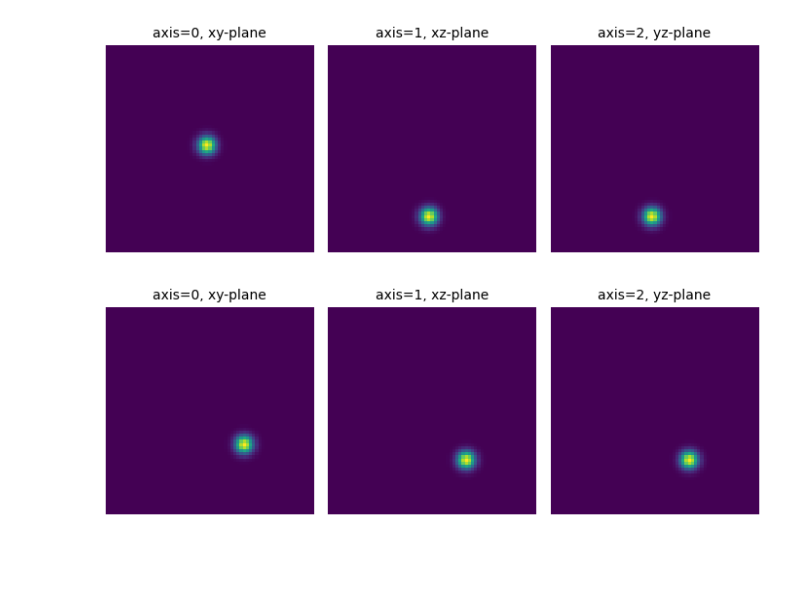
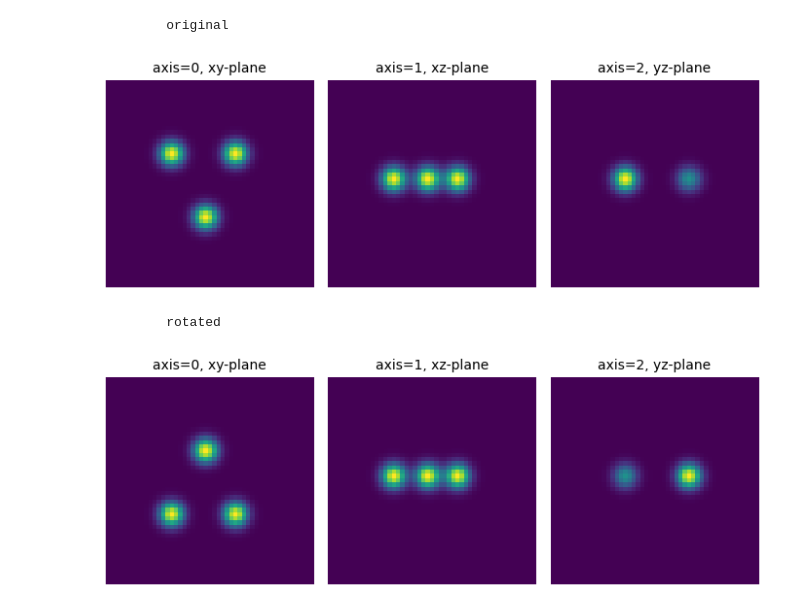
Before and after one commit to EricVerbeke/fast_volume_alignment_ot, a Jupyter notebook: Rotation_test.ipynb, the cells around one changed output. Saved outputs shown, nothing was run; the diff lists cells and outputs as text; code cells hidden in the pictures; blank space fills up the shorter version.

```diff
--- a/Rotation_test.ipynb
+++ b/Rotation_test.ipynb
@@ -111,6 +8,0 @@ voxel coords:  (56, 33, 33) (50, 45, 45)
-# %%
-plots.orthogonal_2D_projection_plot(F)
-plots.orthogonal_2D_projection_plot(G)
-# %% [output]
-[figure, removed]
-[figure, removed]
@@ -117 +75,22 @@ plots.orthogonal_2D_projection_plot(G)
+# %%
+L = 49
+
+f = generate_voxel_array_from_points(p, L)
+g = generate_voxel_array_from_points(q, L)
+
+sigma = 2
+z = utils.generate_centered_gaussian(L=L, d=3, sigma=sigma)
+
+F = utils.signal_convolution(f, z)
+G = utils.signal_convolution(g, z)
+
+print('\t original')
+plots.orthogonal_2D_projection_plot(F)
+print('\t rotated')
+plots.orthogonal_2D_projection_plot(G)
+# %% [output]
+         original
+[figure, added]
+         rotated
+[figure, added]
 # %%
```
Also changed, not shown: parts of 20 cells of this notebook, 11 other files.
